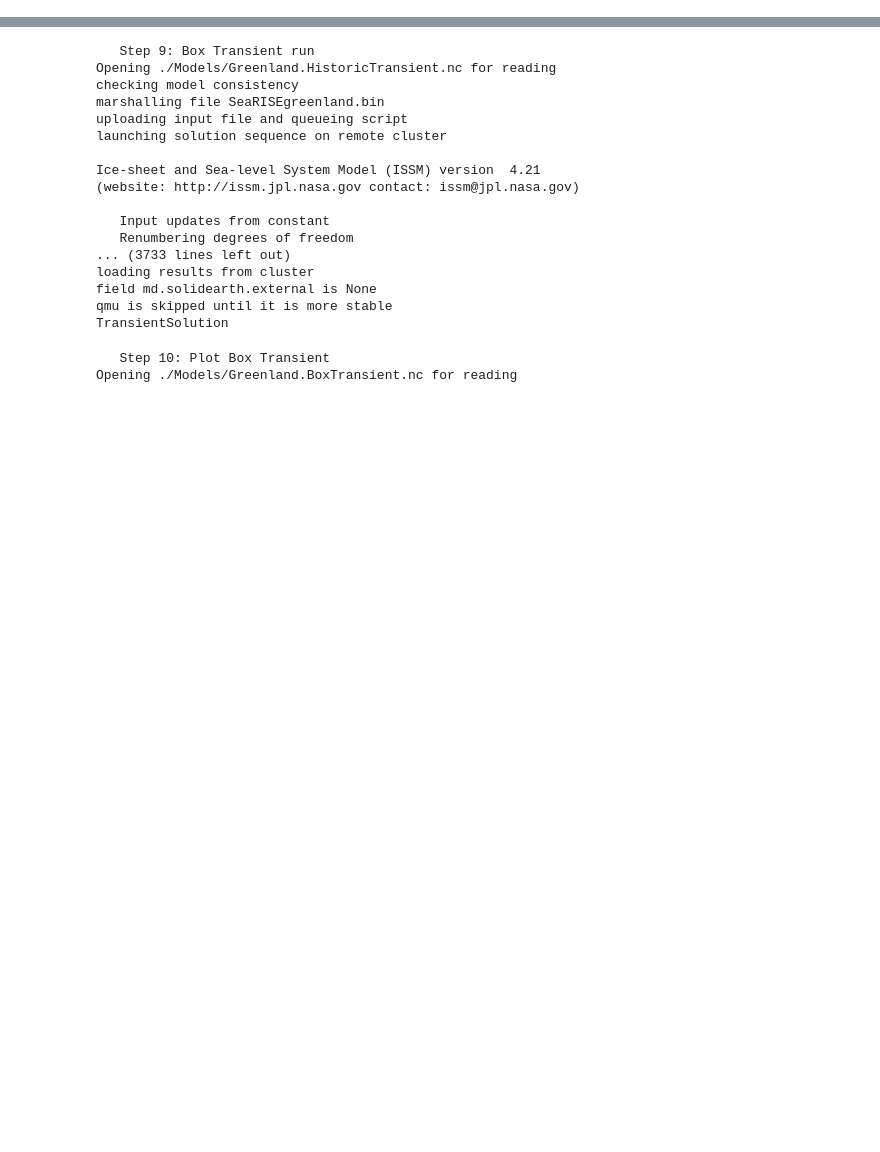
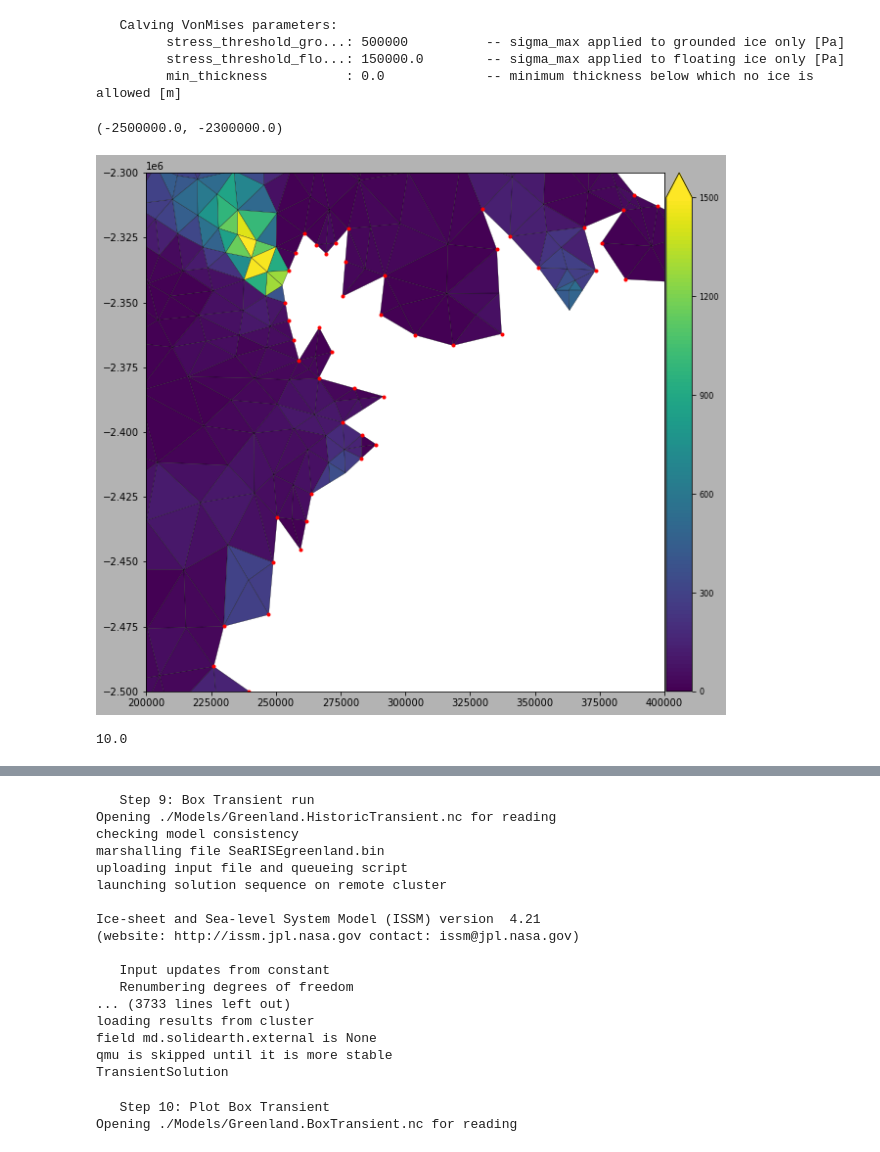
Before and after one commit to carolluzardi/ISSM-Project, a Jupyter notebook: Greenland/Greenland.ipynb, the cells around one changed output, grey strips where cells are left out. Saved outputs shown, nothing was run; the diff lists cells and outputs as text; code cells hidden in the pictures; blank space fills up the shorter version.

```diff
--- a/Greenland/Greenland.ipynb
+++ b/Greenland/Greenland.ipynb
@@ -216,0 +312,28 @@ TransientSolution
+# %%
+#print(md.frontalforcings)
+#print(md.transient)
+print(md.calving)
+# %% [output]
+   Calving VonMises parameters:
+         stress_threshold_gro...: 500000          -- sigma_max applied to grounded ice only [Pa]
+         stress_threshold_flo...: 150000.0        -- sigma_max applied to floating ice only [Pa]
+         min_thickness          : 0.0             -- minimum thickness below which no ice is allowed [m]
+# %%
+#pos = (md.mesh.vertexonboundary == 1) & (md.geometry.bed > 0)
+pos = (md.mesh.vertexonboundary == 1) & (md.initialization.vel < 100)
+md.levelset.spclevelset[pos] = -1
+
+fig = plt.figure(figsize=(10,10))
+plotmodel(md, 'data', md.initialization.vel, 'caxis', [0, 1500], 'edgecolor', 'k')
+pos = np.where(md.levelset.spclevelset == -1)
+plt.plot(md.mesh.x[pos], md.mesh.y[pos], 'r.')
+
+plt.xlim(200000,400000)
+plt.ylim(-2.5e6, -2.3e6)
+# %% [output]
+(-2500000.0, -2300000.0)
+[figure, added]
+# %%
+md.frontalforcings.thermalforcing[0,0]
+# %% [output]
+10.0
```
Also changed, not shown: parts of 16 cells of this notebook.
